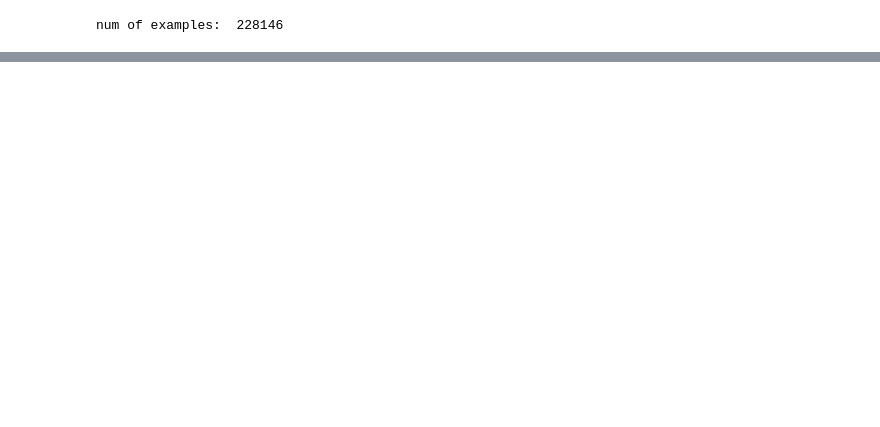
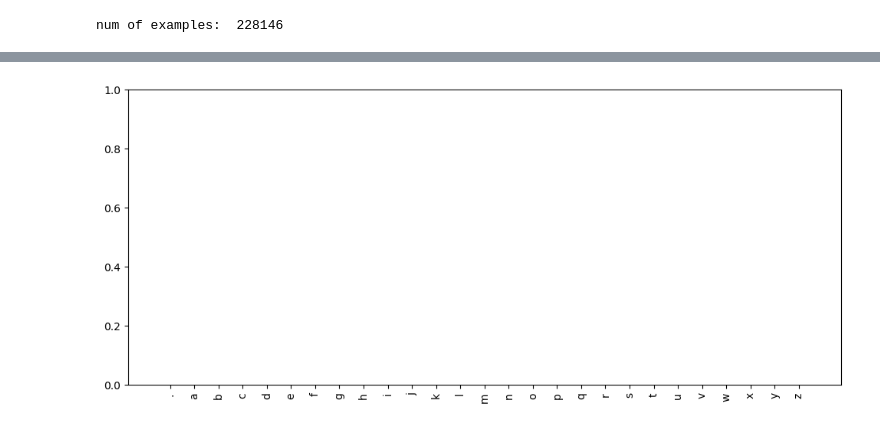
Before and after one commit to Ruslon1/makemore, a Jupyter notebook: ex1.ipynb, the cells around one changed output, grey strips where cells are left out. Drawn from its saved outputs; the diff is of its cells as text; code cells hidden in the pictures; blank space fills up the shorter version.

```diff
--- a/ex1.ipynb
+++ b/ex1.ipynb
@@ -224,0 +251,45 @@ torch.Size([228146, 27])
+# %%
+import matplotlib.pyplot as plt
+import matplotlib.animation as animation
+import numpy as np
+
+def animate_generation(W, itos, g, steps=30):
+    fig, ax = plt.subplots(figsize=(12,5))
+    bars = ax.bar(range(len(itos)), np.zeros(len(itos)))
+    ax.set_ylim(0,1)
+    ax.set_xticks(range(len(itos)))
+    ax.set_xticklabels([itos[i] for i in range(len(itos))], rotation=90)
+
+    ix1, ix2 = 0, 0
+    out = []
+
+    def update(frame):
+        nonlocal ix1, ix2, out
+        if frame == 0:
+            out.clear()
+            ix1, ix2 = 0, 0
+
+        x1 = F.one_hot(torch.tensor([ix1]), num_classes=27).float()
+        x2 = F.one_hot(torch.tensor([ix2]), num_classes=27).float()
+        xenc = torch.cat([x1, x2], dim=1).float()
+        logits = xenc @ W
+        probs = torch.softmax(logits, dim=1).detach().numpy()[0]
+
+        for bar, p in zip(bars, probs):
+            bar.set_height(p)
+
+        ix3 = torch.multinomial(torch.tensor(probs), num_samples=1, generator=g).item()
+        out.append(itos[ix3])
+        ix1, ix2 = ix2, ix3
+
+        ax.set_title(f"Step {frame}, generated: {''.join(out)}")
+
+    anim = animation.FuncAnimation(fig, update, frames=steps, interval=700, repeat=False)
+    plt.show()
+    return anim
+
+# вызов:
+g = torch.Generator().manual_seed(2147483647)
+anim = animate_generation(W, itos, g, steps=25)
+# %% [output]
+[figure, added]
```
Also changed, not shown: parts of 11 cells of this notebook.
